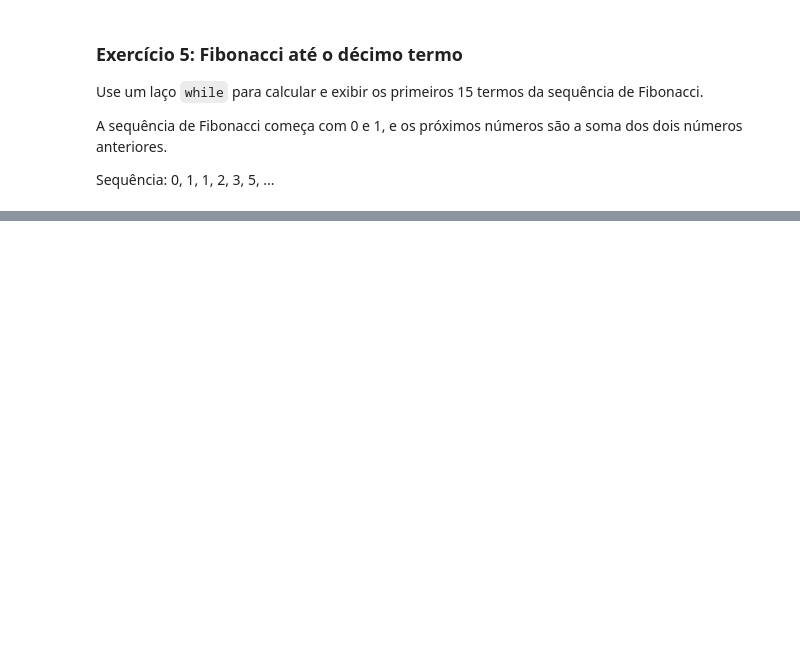
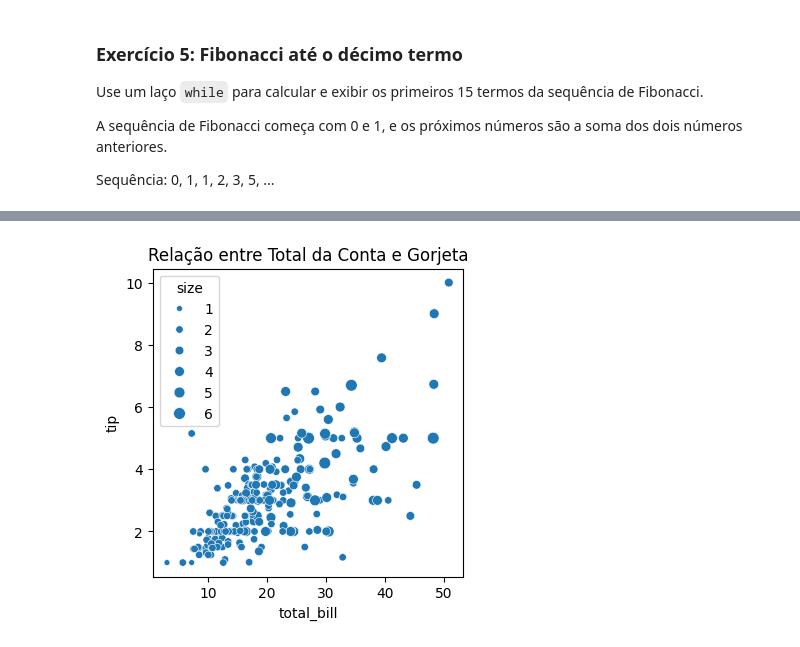
Before and after one commit to py232027046/CEE2, a Jupyter notebook: aulas.ipynb, the cells around one changed output, grey strips where cells are left out. Cells and saved outputs as stored; diff of their text form; code cells hidden in the pictures; blank space fills up the shorter version.

```diff
--- a/aulas.ipynb
+++ b/aulas.ipynb
@@ -1239,0 +4432,9 @@ while contador < 15:
+# %%
+plt.figure(figsize=(4, 4))
+
+## alterando o tamanho dos pontos de acordo com a variável "size" (número de pessoas na mesa)
+sns.scatterplot(data=df, x="total_bill", y="tip", size = "size")
+plt.title("Relação entre Total da Conta e Gorjeta")
+plt.show()
+# %% [output]
+[figure, added]
```
Also changed, not shown: parts of 475 cells of this notebook.
